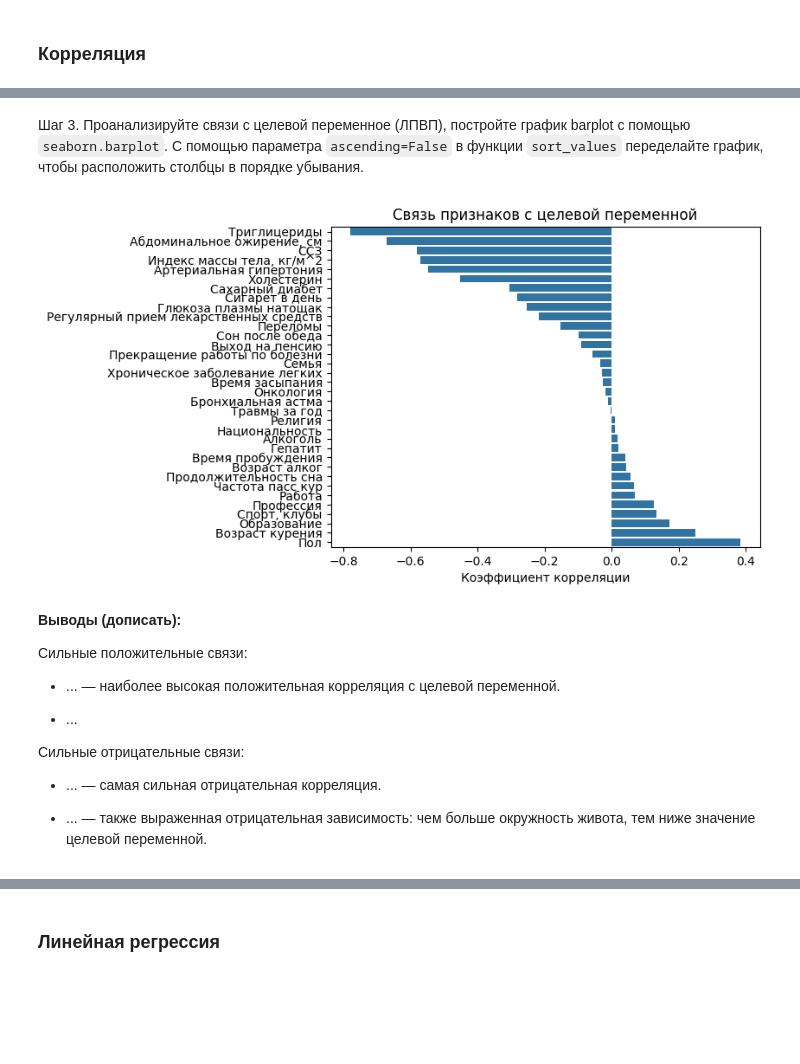
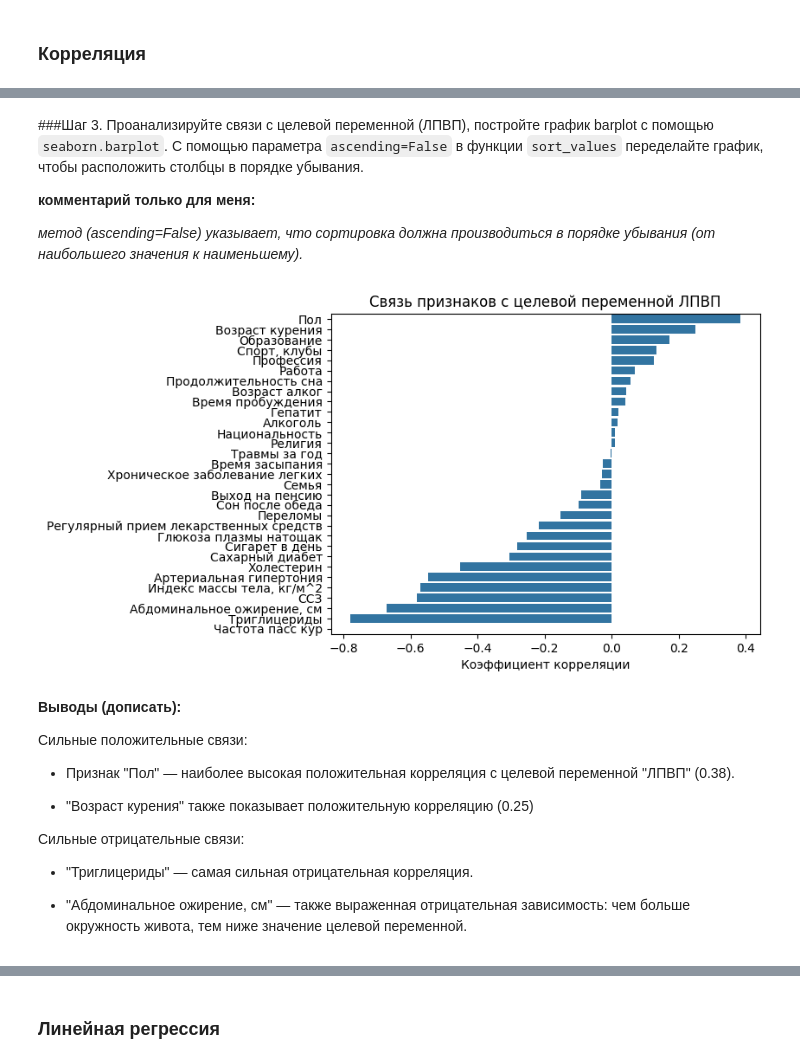
Before and after one commit to AlexLeoShin/SeminarGit, a Jupyter notebook: Практики_1_2_статистика_исходник.ipynb, the cells around one changed output, grey strips where cells are left out. Saved outputs shown, nothing was run; the diff lists cells and outputs as text; code cells hidden in the pictures; blank space fills up the shorter version.

```diff
--- a/Практики_1_2_статистика_исходник.ipynb
+++ b/Практики_1_2_статистика_исходник.ipynb
@@ -308,3 +360,3 @@ position_summary
 # %%
-corr_pearson = df.corr(numeric_only=True, ) # добавить код
+corr_pearson = df.corr(numeric_only=True, method="pearson") # добавить код
 corr_pearson.round(2)
@@ -320,25 +450,29 @@ plt.show()
 # %% [markdown]
-Шаг 3. Проанализируйте связи с целевой переменное (ЛПВП), постройте график barplot с помощью `seaborn.barplot`. С помощью параметра `ascending=False` в функции `sort_values` переделайте график, чтобы расположить столбцы в порядке убывания.
+###Шаг 3. Проанализируйте связи с целевой переменной (ЛПВП), постройте график barplot с помощью `seaborn.barplot`. С помощью параметра `ascending=False` в функции `sort_values` переделайте график, чтобы расположить столбцы в порядке убывания.
+
+**комментарий только для меня:**
+
+*метод (ascending=False) указывает, что сортировка должна производиться в порядке убывания (от наибольшего значения к наименьшему).*
 # %%
-target_corr = corr_pearson["ЛПВП"].drop("ЛПВП").sort_values() # допиши код
+target_corr = corr_pearson["ЛПВП"].drop("ЛПВП").sort_values(ascending=False)
 sns.barplot(x=target_corr.values, y=target_corr.index)
-plt.title("Связь признаков с целевой переменной")
+plt.title("Связь признаков с целевой переменной ЛПВП")
 plt.xlabel("Коэффициент корреляции")
 plt.ylabel("")
 plt.show()
 # %% [output]
-[figure, old version]
+[figure, new version]
 # %% [markdown]
 **Выводы (дописать):**
 
 Сильные положительные связи:
 
-- ... — наиболее высокая положительная корреляция с целевой переменной.
+- Признак "Пол" — наиболее высокая положительная корреляция с целевой переменной "ЛПВП" (0.38).
 
-- ...
+- "Возраст курения" также показывает положительную корреляцию (0.25)
 
 Сильные отрицательные связи:
 
-- ... — самая сильная отрицательная корреляция.
+- "Триглицериды" — самая сильная отрицательная корреляция.
 
-- ... — также выраженная отрицательная зависимость: чем больше окружность живота, тем ниже значение целевой переменной.
+- "Абдоминальное ожирение, см" — также выраженная отрицательная зависимость: чем больше окружность живота, тем ниже значение целевой переменной.
```
Also changed, not shown: parts of 28 cells of this notebook.
